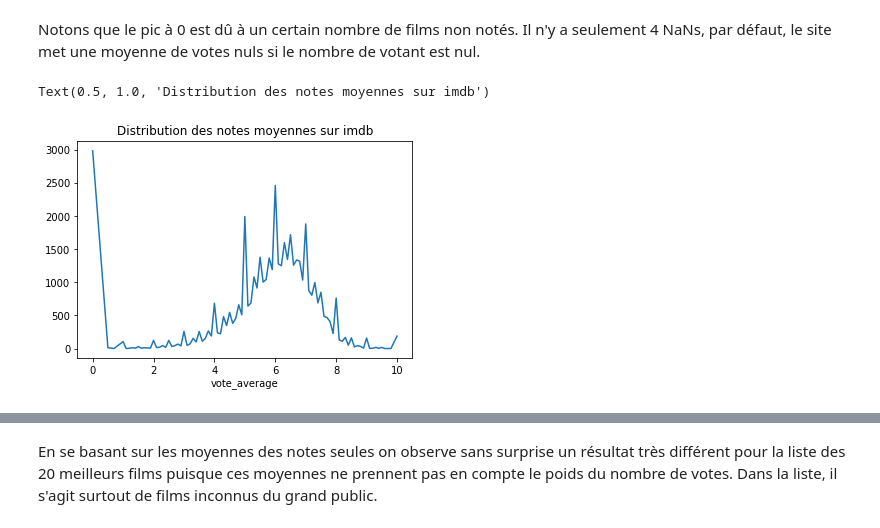
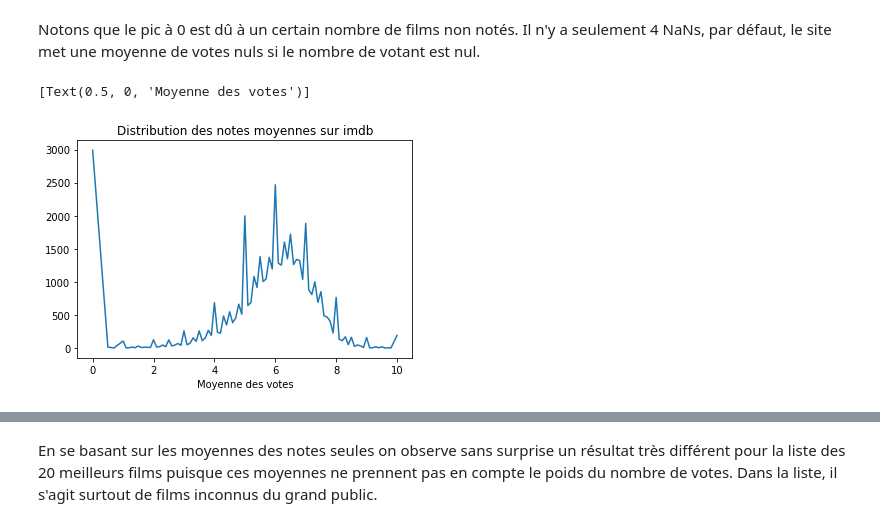
Before and after one commit to marie-ganon/Projet-Python-S1, a Jupyter notebook: Scraping_nettoyage.ipynb, the cells around one changed output, grey strips where cells are left out. Saved outputs shown, nothing was run; the diff lists cells and outputs as text; code cells hidden in the pictures.

```diff
--- a/Scraping_nettoyage.ipynb
+++ b/Scraping_nettoyage.ipynb
@@ -309,11 +316,13 @@ nombre de nan:
 # %% [markdown]
  Notons que le pic à 0 est dû à un certain nombre de films non notés. Il n'y a seulement 4 NaNs, par défaut, le site met une moyenne de votes nuls si le nombre de votant est nul.
 # %%
+fig, ax = plt.subplots(figsize=(6,4))
 df.groupby(df['vote_average']).imdb_id.count().plot()
 plt.title('Distribution des notes moyennes sur imdb')
+ax.set(xlabel= 'Moyenne des votes')
 # %% [output]
-Text(0.5, 1.0, 'Distribution des notes moyennes sur imdb')
+[Text(0.5, 0, 'Moyenne des votes')]
-[figure, old version]
+[figure, new version]
 # %%
 df.sort_values(by='vote_average', ascending=False)['original_title'].head(20)
 # %% [output]
```
Also changed, not shown: parts of 57 cells of this notebook.
